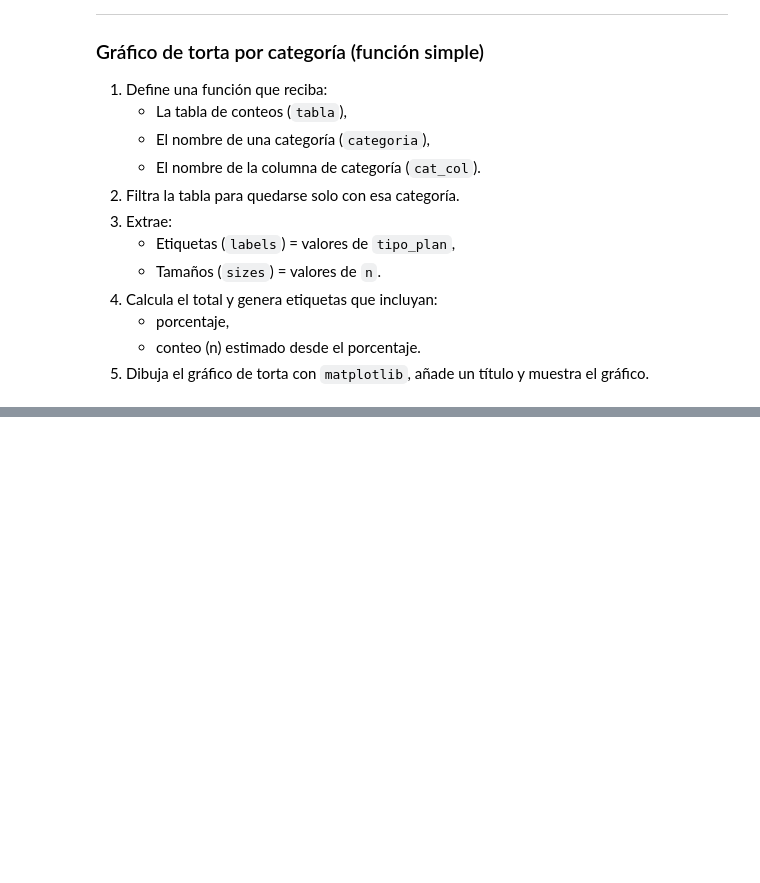
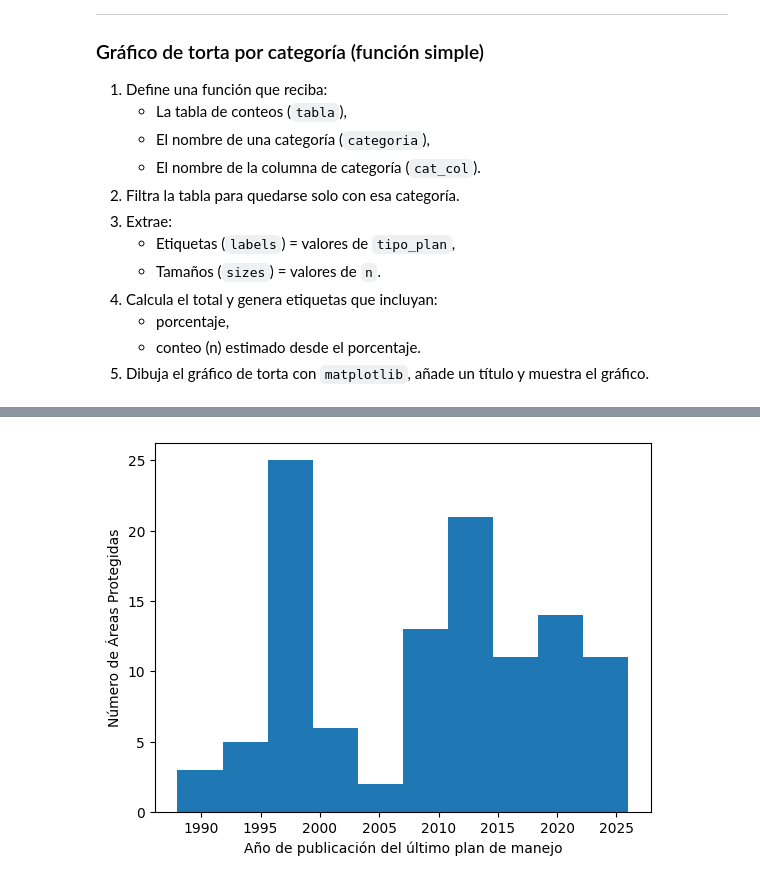
Before and after one commit to IEB-BIODATA/7NR-Indicators, a Jupyter notebook: indicadores/I_2_areas_protegidas_con_planes_de_manejo_y_gestion_efectiva/mn2.ipynb, the cells around one changed output, grey strips where cells are left out. Saved outputs shown, nothing was run; the diff lists cells and outputs as text; code cells hidden in the pictures; blank space fills up the shorter version.

```diff
--- a/indicadores/I_2_areas_protegidas_con_planes_de_manejo_y_gestion_efectiva/mn2.ipynb
+++ b/indicadores/I_2_areas_protegidas_con_planes_de_manejo_y_gestion_efectiva/mn2.ipynb
@@ -559,0 +583,21 @@ plt.show()
+# %%
+import matplotlib.pyplot as plt
+import pandas as pd
+from datetime import datetime
+
+# Asegurar que el año sea numérico
+df["anio_ultimo"] = pd.to_numeric(df["anio_ultimo"], errors="coerce")
+
+# Filtrar solo áreas que tienen plan válido
+df_plot = df.loc[
+    (df["tiene_plan"] == True) &
+    (df["anio_ultimo"] > 0)
+].copy()
+
+plt.figure()
+plt.hist(df_plot["anio_ultimo"], bins=10)
+plt.xlabel("Año de publicación del último plan de manejo")
+plt.ylabel("Número de Áreas Protegidas")
+plt.show()
+# %% [output]
+[figure, added]
```
Also changed, not shown: parts of 9 cells of this notebook, 2 other files.
